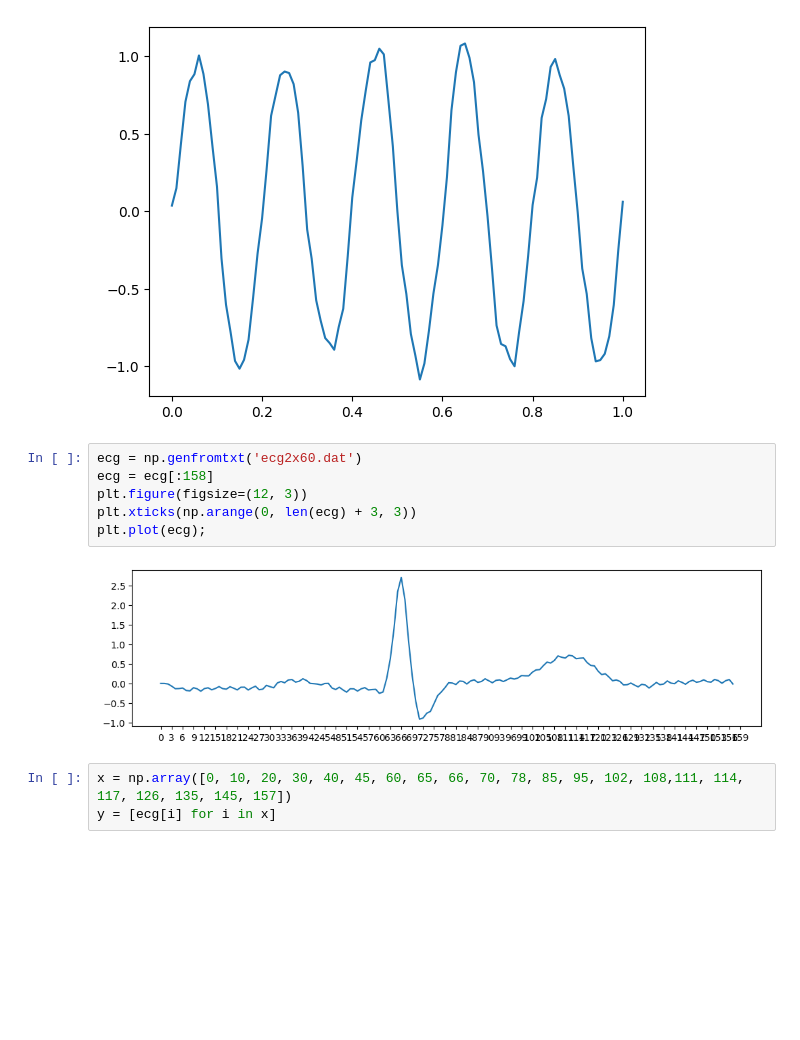
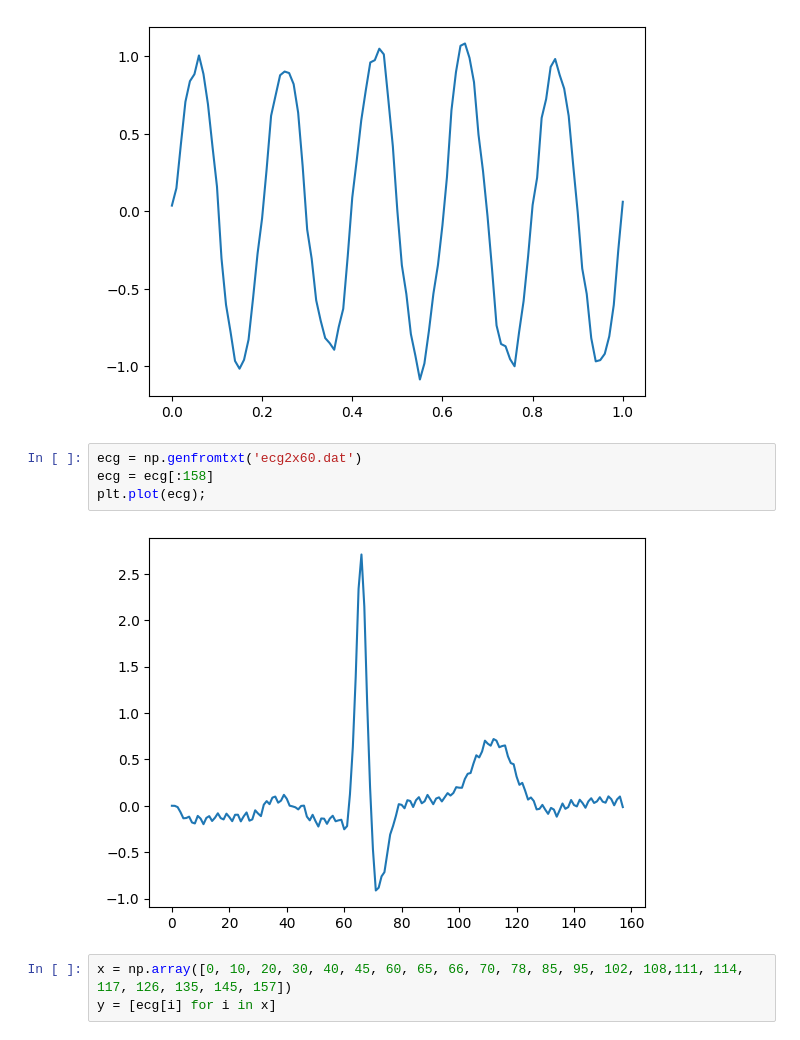
Before and after one commit to ParasKore2003/BMSP, a Jupyter notebook: wiener_filtering.ipynb, the cells around one changed output. Cells and saved outputs as stored; diff of their text form; blank space fills up the shorter version.

```diff
--- a/wiener_filtering.ipynb
+++ b/wiener_filtering.ipynb
@@ -58,11 +58,9 @@ plt.plot(t,y);
 # %%
 ecg = np.genfromtxt('ecg2x60.dat')
 ecg = ecg[:158]
-plt.figure(figsize=(12, 3))
-plt.xticks(np.arange(0, len(ecg) + 3, 3))
 plt.plot(ecg);
 # %% [output]
-[figure, old version]
+[figure, new version]
 # %%
 x = np.array([0, 10, 20, 30, 40, 45, 60, 65, 66, 70, 78, 85, 95, 102, 108,111, 114, 117, 126, 135, 145, 157])
 y = [ecg[i] for i in x]
```
